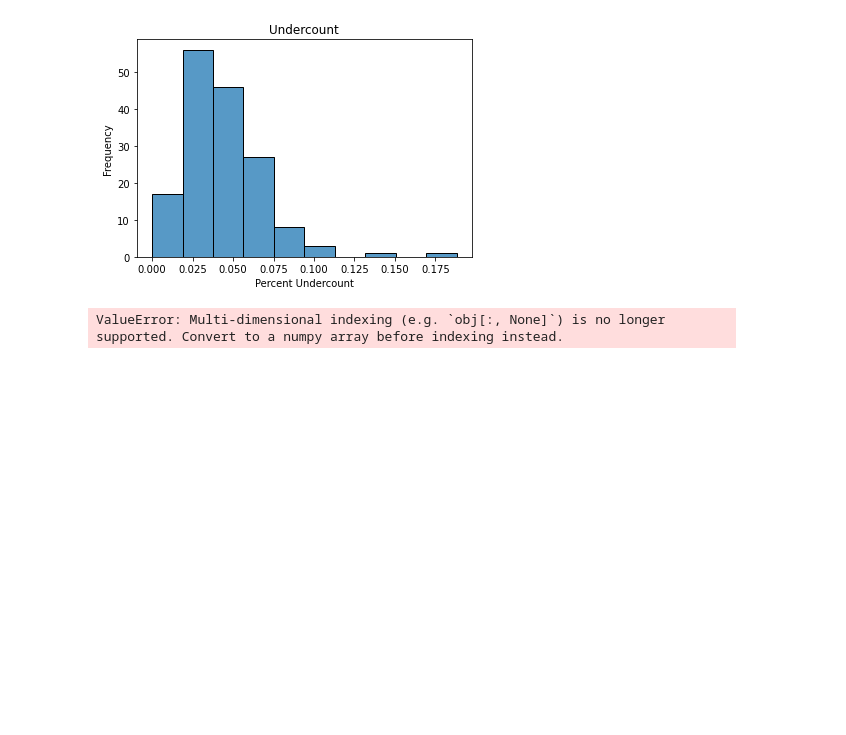
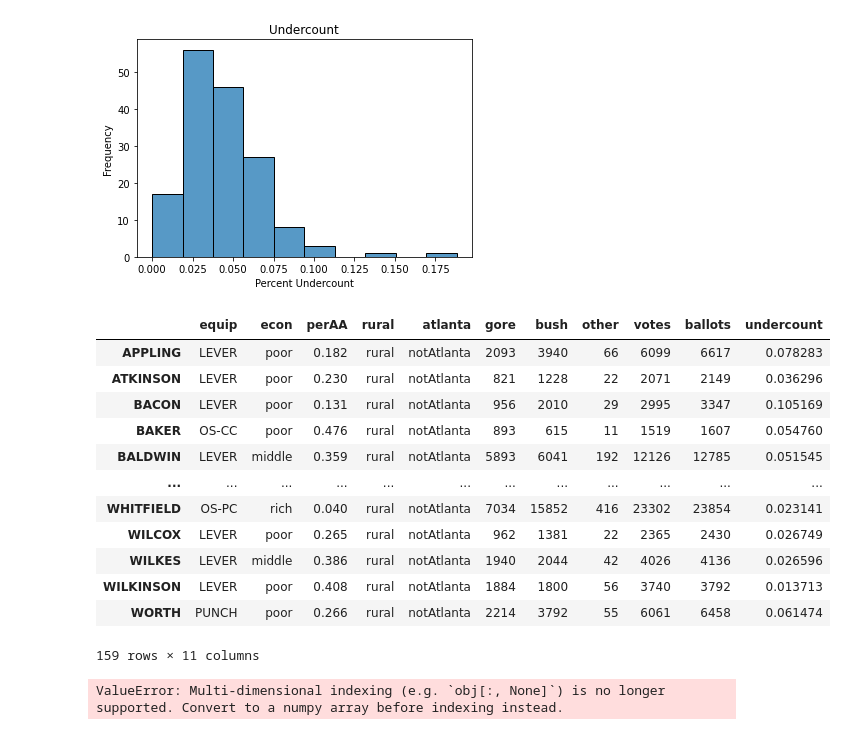
Before and after one commit to percivalphakath/Extending-the-Linear-Model-with-Python, a Jupyter notebook: Chapter1-Introduction.ipynb, the cells around one changed output. Saved outputs shown, nothing was run; the diff lists cells and outputs as text; code cells hidden in the pictures; blank space fills up the shorter version.

```diff
--- a/Chapter1-Introduction.ipynb
+++ b/Chapter1-Introduction.ipynb
@@ -79,6 +80,30 @@ plt.xlabel('Percent Undercount')
 plt.ylabel('Frequency');
 # %% [output]
 [figure]
+# %%
+import numpy as np
+
+# Assume `my_object` is a list or other non-NumPy object
+my_array = np.array(gavote.index)
+# my_indexed_array = my_array[:]
+# %%
+gavote.index = my_array
+# %%
+gavote
+# %% [output]
+|  | equip | econ | perAA | rural | atlanta | gore | bush | other | votes | ballots | undercount |
+| APPLING | LEVER | poor | 0.182 | rural | notAtlanta | 2093 | 3940 | 66 | 6099 | 6617 | 0.078283 |
+| ATKINSON | LEVER | poor | 0.230 | rural | notAtlanta | 821 | 1228 | 22 | 2071 | 2149 | 0.036296 |
+| BACON | LEVER | poor | 0.131 | rural | notAtlanta | 956 | 2010 | 29 | 2995 | 3347 | 0.105169 |
+| BAKER | OS-CC | poor | 0.476 | rural | notAtlanta | 893 | 615 | 11 | 1519 | 1607 | 0.054760 |
+| BALDWIN | LEVER | middle | 0.359 | rural | notAtlanta | 5893 | 6041 | 192 | 12126 | 12785 | 0.051545 |
+| ... | ... | ... | ... | ... | ... | ... | ... | ... | ... | ... | ... |
+| WHITFIELD | OS-PC | rich | 0.040 | rural | notAtlanta | 7034 | 15852 | 416 | 23302 | 23854 | 0.023141 |
+| WILCOX | LEVER | poor | 0.265 | rural | notAtlanta | 962 | 1381 | 22 | 2365 | 2430 | 0.026749 |
+| WILKES | LEVER | middle | 0.386 | rural | notAtlanta | 1940 | 2044 | 42 | 4026 | 4136 | 0.026596 |
+| WILKINSON | LEVER | poor | 0.408 | rural | notAtlanta | 1884 | 1800 | 56 | 3740 | 3792 | 0.013713 |
+| WORTH | PUNCH | poor | 0.266 | rural | notAtlanta | 2214 | 3792 | 55 | 6061 | 6458 | 0.061474 |
+159 rows × 11 columns
 # %%
 #plot a density estimate with a data rug
 sns.displot(data = gavote,
```
Also changed, not shown: parts of 1 cell of this notebook.
